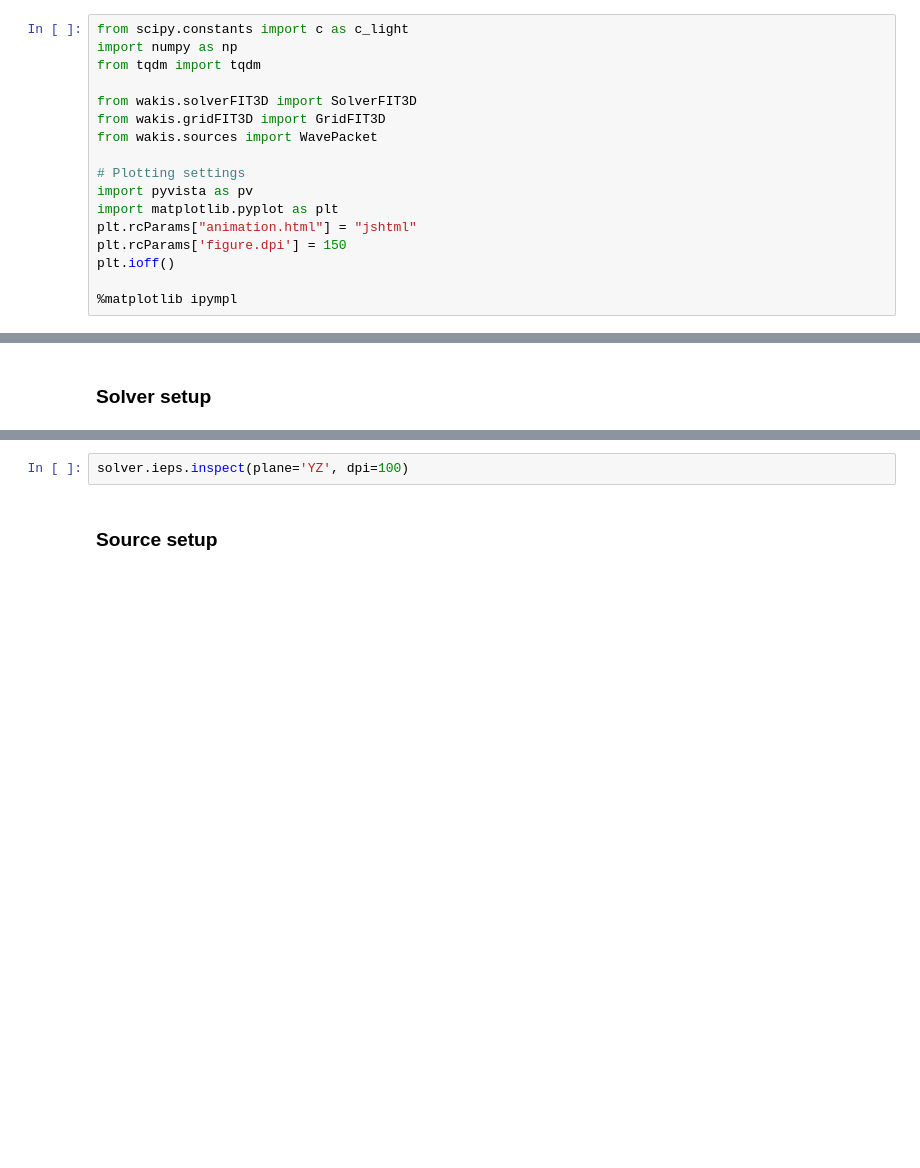
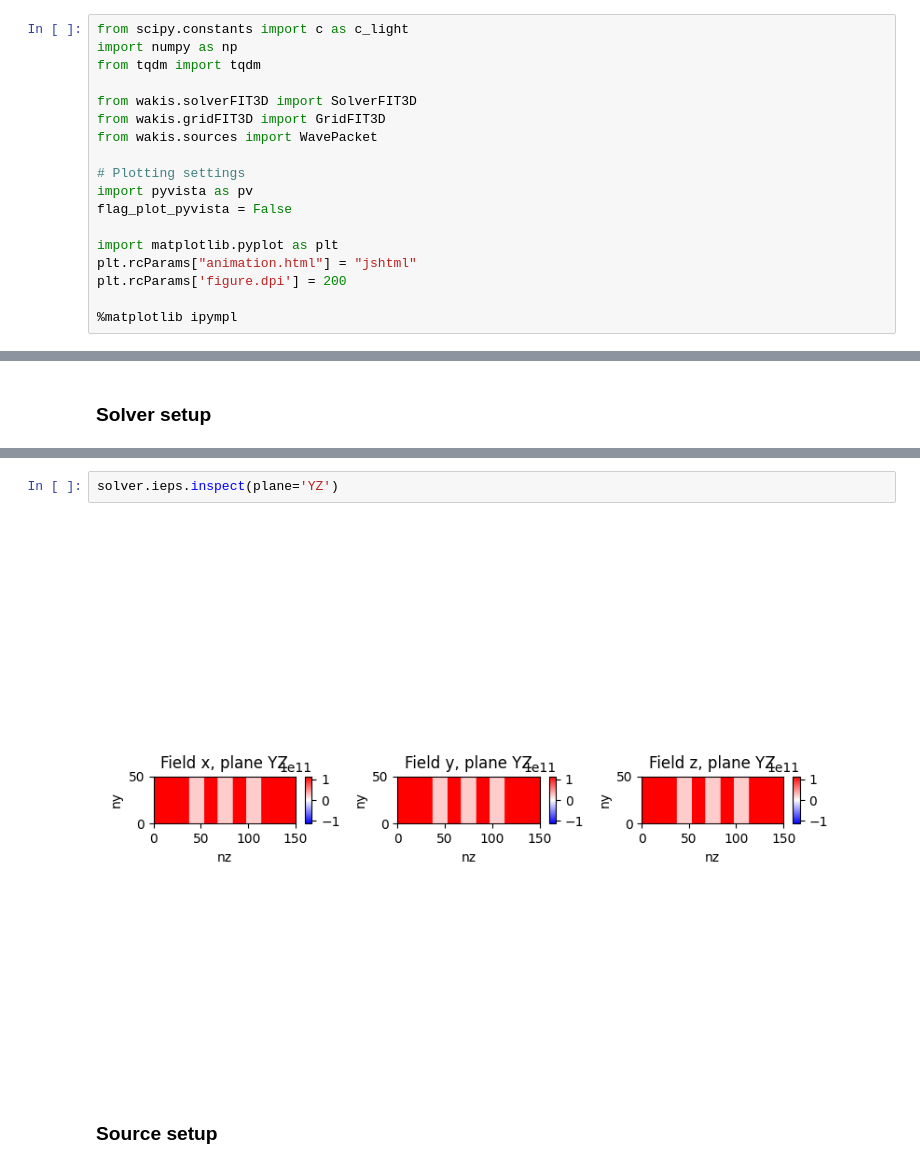
Before and after one commit to ImpedanCEI/CAP-meeting-hands-on, a Jupyter notebook: 001_dielectric_barriers.ipynb, the cells around one changed output, grey strips where cells are left out. Drawn from its saved outputs; the diff is of its cells as text; blank space fills up the shorter version.

```diff
--- a/001_dielectric_barriers.ipynb
+++ b/001_dielectric_barriers.ipynb
@@ -27,9 +27,10 @@ from wakis.sources import WavePacket
 
 # Plotting settings
 import pyvista as pv
+flag_plot_pyvista = False
+
 import matplotlib.pyplot as plt
 plt.rcParams["animation.html"] = "jshtml"
-plt.rcParams['figure.dpi'] = 150
-plt.ioff()
+plt.rcParams['figure.dpi'] = 200
 
 %matplotlib ipympl
@@ -85,5 +98,7 @@ solver = SolverFIT3D(grid=grid,     # pass grid object
 # %%
-solver.ieps.inspect(plane='YZ', dpi=100)
+solver.ieps.inspect(plane='YZ')
+# %% [output]
+[figure, added]
 # %% [markdown]
 ### Source setup
 # %%
```
Also changed, not shown: parts of 14 cells of this notebook, 1 other file.
